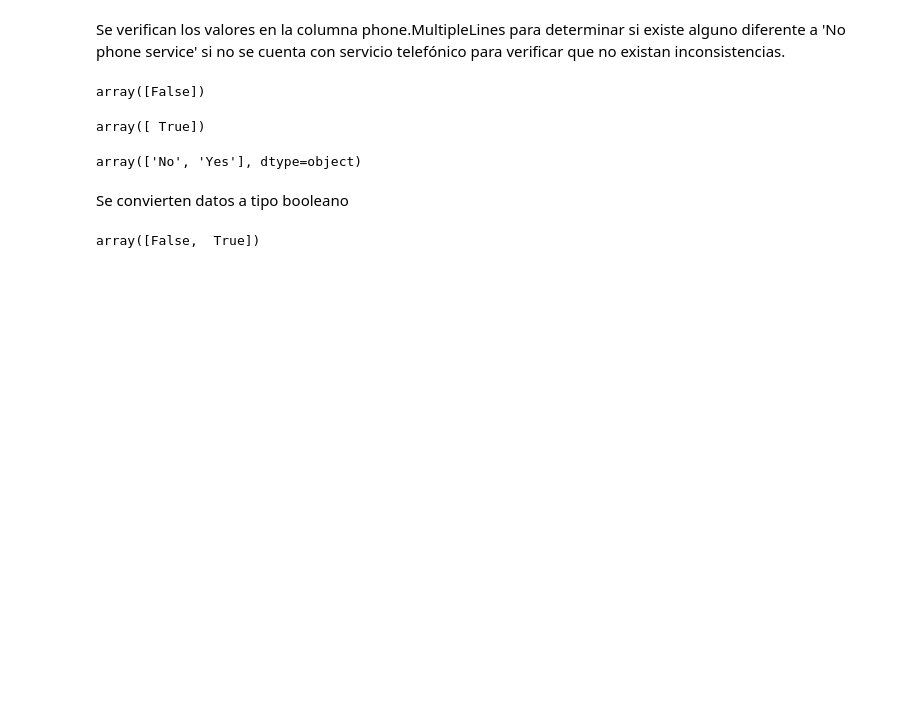
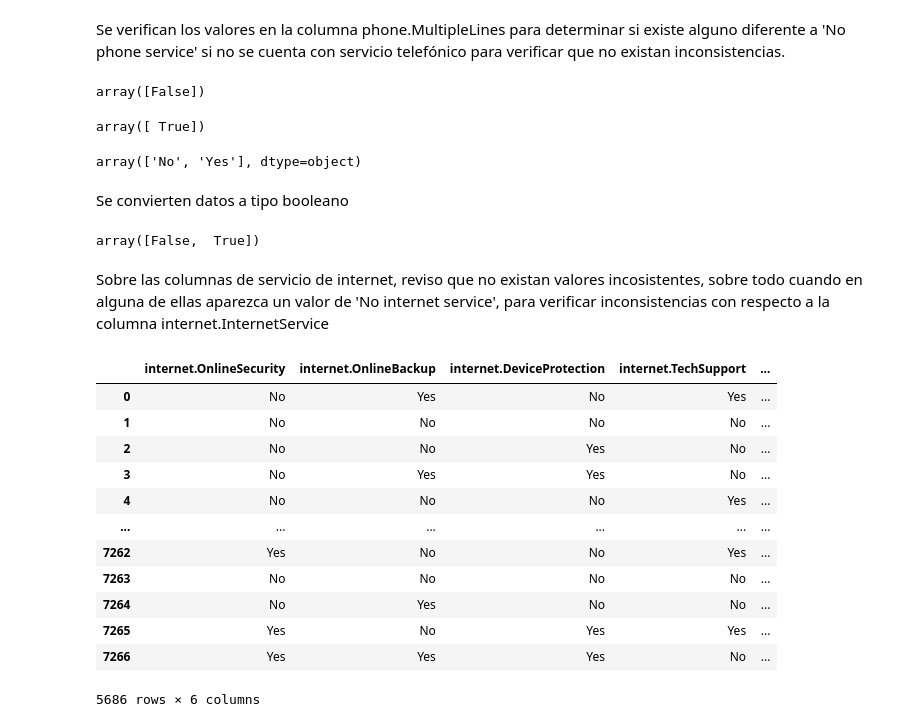
Before and after one commit to MiguelFigueroa02/Challenge_Telecom_X_Evasion_Clientes, a Jupyter notebook: telecomx_latam.ipynb, the cells around one changed output. Saved outputs shown, nothing was run; the diff lists cells and outputs as text; code cells hidden in the pictures; blank space fills up the shorter version.

```diff
--- a/telecomx_latam.ipynb
+++ b/telecomx_latam.ipynb
@@ -297,3 +297,24 @@ datos_normalizados['phone.MultipleLines'] = datos_normalizados['phone.MultipleLi
 datos_normalizados['phone.MultipleLines'].unique()
 # %% [output]
 array([False,  True])
+# %% [markdown]
+Sobre las columnas de servicio de internet, reviso que no existan valores incosistentes, sobre todo cuando en alguna de ellas aparezca un valor de 'No internet service', para verificar inconsistencias con respecto a la columna internet.InternetService
+# %%
+columnas_internet = ['internet.OnlineSecurity','internet.OnlineBackup','internet.DeviceProtection','internet.TechSupport','internet.StreamingTV','internet.StreamingMovies']
+# %%
+datos_normalizados[(datos_normalizados['internet.InternetService'] == 'DSL')|
+                  (datos_normalizados['internet.InternetService'] == 'Fiber optic')][columnas_internet]
+# %% [output]
+|  | internet.OnlineSecurity | internet.OnlineBackup | internet.DeviceProtection | internet.TechSupport | ... |
+| 0 | No | Yes | No | Yes | ... |
+| 1 | No | No | No | No | ... |
+| 2 | No | No | Yes | No | ... |
+| 3 | No | Yes | Yes | No | ... |
+| 4 | No | No | No | Yes | ... |
+| ... | ... | ... | ... | ... | ... |
+| 7262 | Yes | No | No | Yes | ... |
+| 7263 | No | No | No | No | ... |
+| 7264 | No | Yes | No | No | ... |
+| 7265 | Yes | No | Yes | Yes | ... |
+| 7266 | Yes | Yes | Yes | No | ... |
+5686 rows × 6 columns
```
Also changed, not shown: parts of 12 cells of this notebook.
